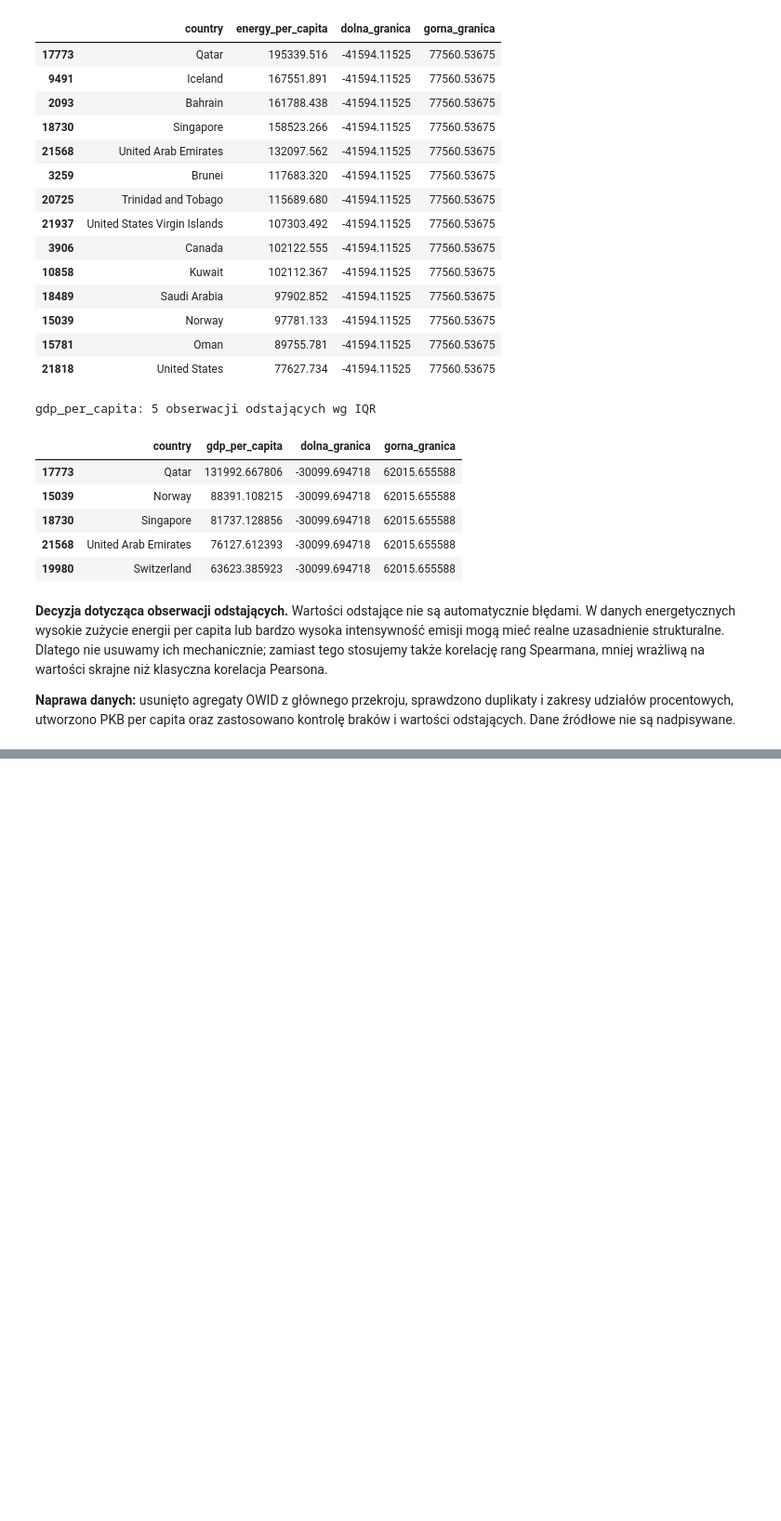
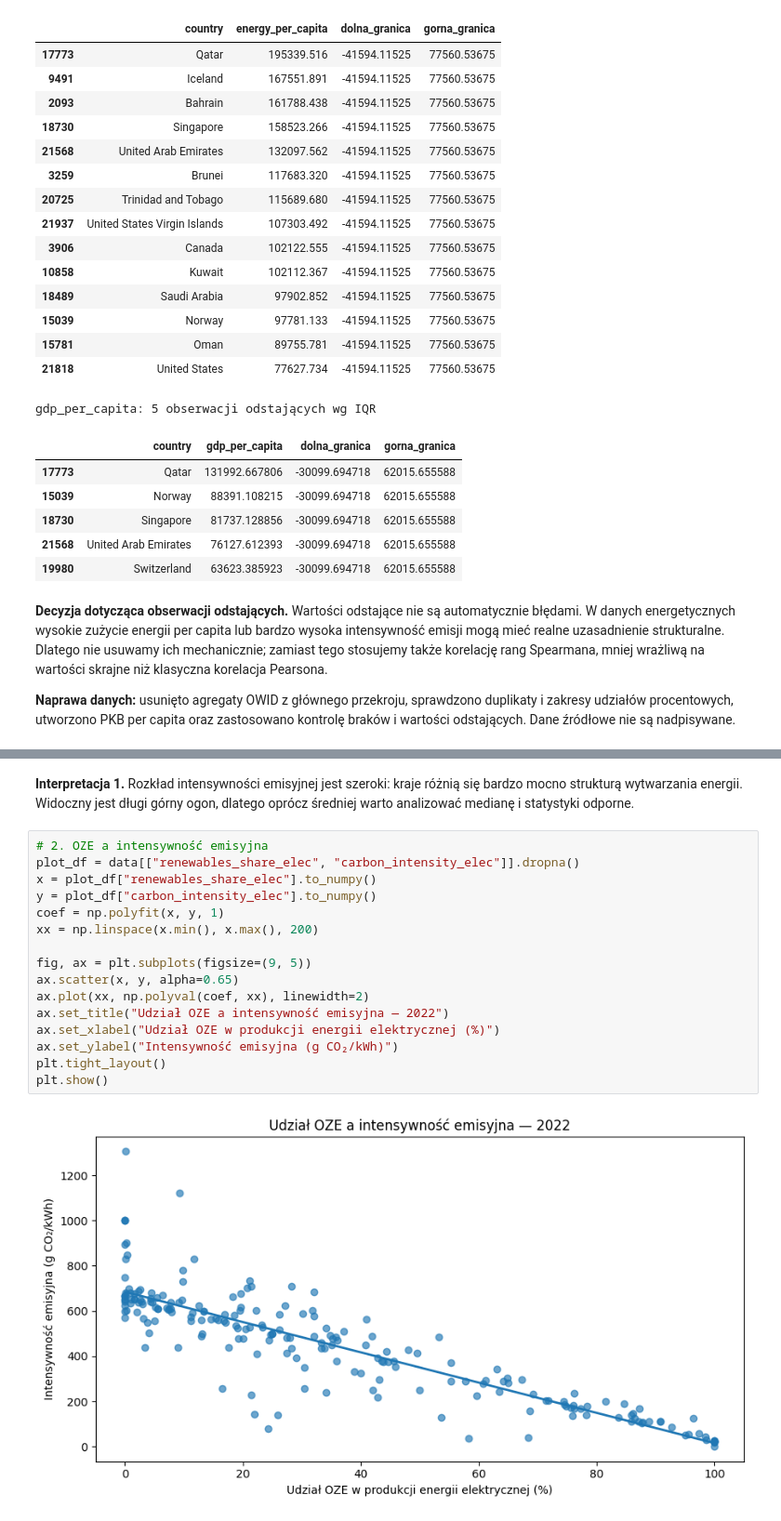
Before and after one commit to J-E-Wa/Analiza-i-wizualizacja-danych, a Jupyter notebook: energy-data-analyze.ipynb, the cells around one changed output, grey strips where cells are left out. Shown at 93% size. Saved outputs shown, nothing was run; the diff lists cells and outputs as text; blank space fills up the shorter version.

```diff
--- a/energy-data-analyze.ipynb
+++ b/energy-data-analyze.ipynb
@@ -244,0 +267,20 @@ gdp_per_capita: 5 obserwacji odstających wg IQR
+# %% [markdown]
+**Interpretacja 1.** Rozkład intensywności emisyjnej jest szeroki: kraje różnią się bardzo mocno strukturą wytwarzania energii. Widoczny jest długi górny ogon, dlatego oprócz średniej warto analizować medianę i statystyki odporne.
+# %%
+# 2. OZE a intensywność emisyjna
+plot_df = data[["renewables_share_elec", "carbon_intensity_elec"]].dropna()
+x = plot_df["renewables_share_elec"].to_numpy()
+y = plot_df["carbon_intensity_elec"].to_numpy()
+coef = np.polyfit(x, y, 1)
+xx = np.linspace(x.min(), x.max(), 200)
+
+fig, ax = plt.subplots(figsize=(9, 5))
+ax.scatter(x, y, alpha=0.65)
+ax.plot(xx, np.polyval(coef, xx), linewidth=2)
+ax.set_title("Udział OZE a intensywność emisyjna — 2022")
+ax.set_xlabel("Udział OZE w produkcji energii elektrycznej (%)")
+ax.set_ylabel("Intensywność emisyjna (g CO₂/kWh)")
+plt.tight_layout()
+plt.show()
+# %% [output]
+[figure, added]
```
Also changed, not shown: parts of 6 cells of this notebook.
